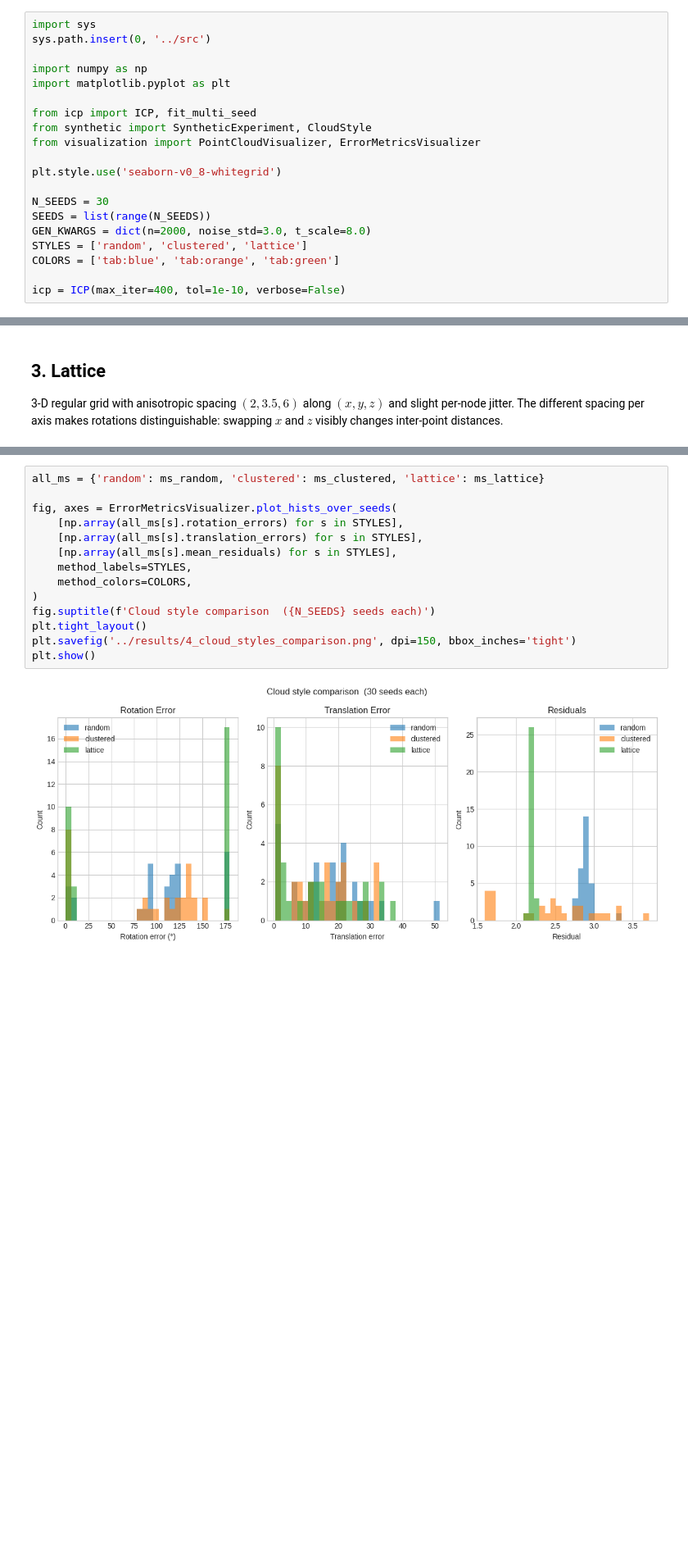
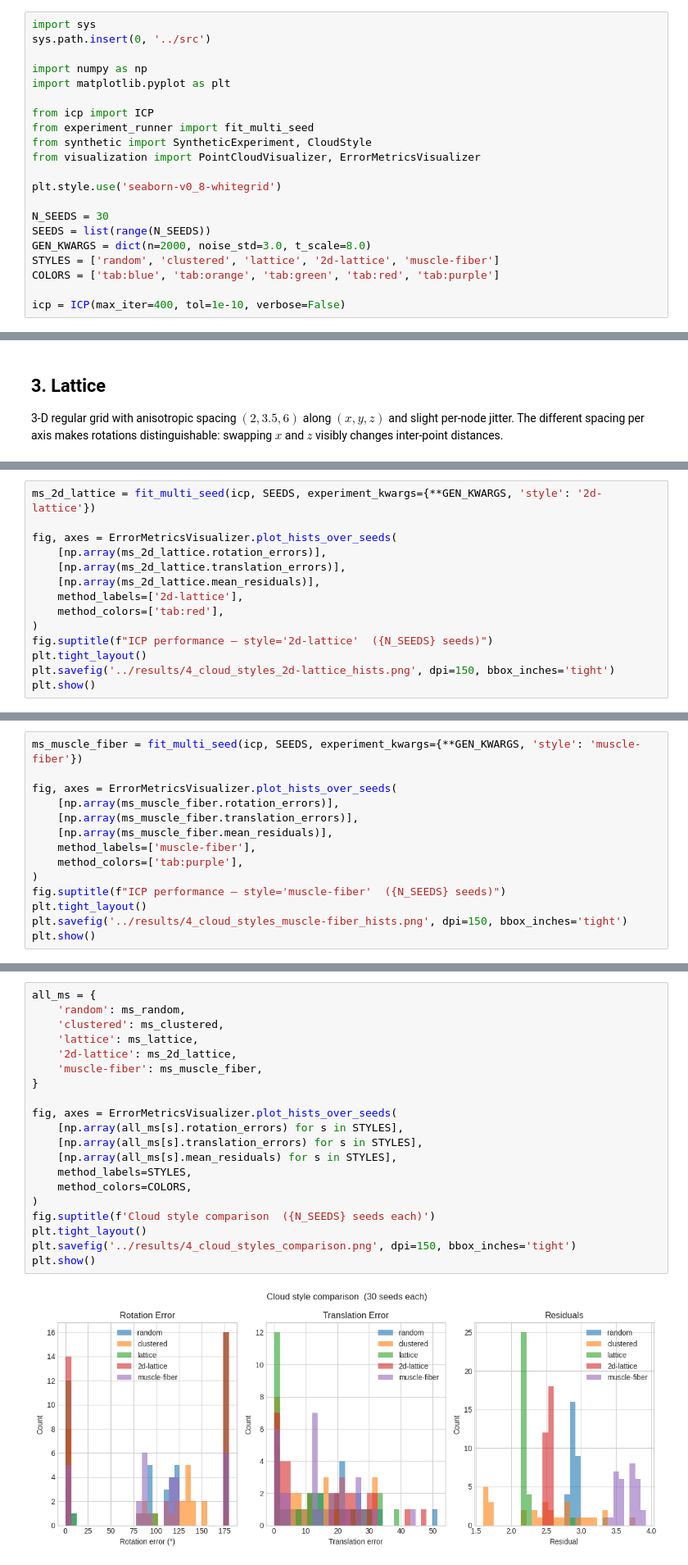
Before and after one commit to AdrianDegenkolb/TransformationRecovery, a Jupyter notebook: notebooks/4_cloud_styles.ipynb, the cells around one changed output, grey strips where cells are left out. Shown at 82% size. Cells and saved outputs as stored; diff of their text form; blank space fills up the shorter version.

```diff
--- a/notebooks/4_cloud_styles.ipynb
+++ b/notebooks/4_cloud_styles.ipynb
@@ -14,7 +16,8 @@ sys.path.insert(0, '../src')
 import numpy as np
 import matplotlib.pyplot as plt
 
-from icp import ICP, fit_multi_seed
+from icp import ICP
+from experiment_runner import fit_multi_seed
 from synthetic import SyntheticExperiment, CloudStyle
 from visualization import PointCloudVisualizer, ErrorMetricsVisualizer
 
@@ -23,8 +26,8 @@ plt.style.use('seaborn-v0_8-whitegrid')
 N_SEEDS = 30
 SEEDS = list(range(N_SEEDS))
 GEN_KWARGS = dict(n=2000, noise_std=3.0, t_scale=8.0)
-STYLES = ['random', 'clustered', 'lattice']
-COLORS = ['tab:blue', 'tab:orange', 'tab:green']
+STYLES = ['random', 'clustered', 'lattice', '2d-lattice', 'muscle-fiber']
+COLORS = ['tab:blue', 'tab:orange', 'tab:green', 'tab:red', 'tab:purple']
 
 icp = ICP(max_iter=400, tol=1e-10, verbose=False)
 # %%
@@ -111,0 +127,14 @@ plt.show()
+# %%
+ms_2d_lattice = fit_multi_seed(icp, SEEDS, experiment_kwargs={**GEN_KWARGS, 'style': '2d-lattice'})
+
+fig, axes = ErrorMetricsVisualizer.plot_hists_over_seeds(
+    [np.array(ms_2d_lattice.rotation_errors)],
+    [np.array(ms_2d_lattice.translation_errors)],
+    [np.array(ms_2d_lattice.mean_residuals)],
+    method_labels=['2d-lattice'],
+    method_colors=['tab:red'],
+)
+fig.suptitle(f"ICP performance — style='2d-lattice'  ({N_SEEDS} seeds)")
+plt.tight_layout()
+plt.savefig('../results/4_cloud_styles_2d-lattice_hists.png', dpi=150, bbox_inches='tight')
+plt.show()
@@ -111,0 +151,14 @@ plt.show()
+# %%
+ms_muscle_fiber = fit_multi_seed(icp, SEEDS, experiment_kwargs={**GEN_KWARGS, 'style': 'muscle-fiber'})
+
+fig, axes = ErrorMetricsVisualizer.plot_hists_over_seeds(
+    [np.array(ms_muscle_fiber.rotation_errors)],
+    [np.array(ms_muscle_fiber.translation_errors)],
+    [np.array(ms_muscle_fiber.mean_residuals)],
+    method_labels=['muscle-fiber'],
+    method_colors=['tab:purple'],
+)
+fig.suptitle(f"ICP performance — style='muscle-fiber'  ({N_SEEDS} seeds)")
+plt.tight_layout()
+plt.savefig('../results/4_cloud_styles_muscle-fiber_hists.png', dpi=150, bbox_inches='tight')
+plt.show()
@@ -116,16 +171,22 @@ All three styles on the same scale.
 # %%
-all_ms = {'random': ms_random, 'clustered': ms_clustered, 'lattice': ms_lattice}
+all_ms = {
+    'random': ms_random,
+    'clustered': ms_clustered,
+    'lattice': ms_lattice,
+    '2d-lattice': ms_2d_lattice,
+    'muscle-fiber': ms_muscle_fiber,
+}
 
 fig, axes = ErrorMetricsVisualizer.plot_hists_over_seeds(
     [np.array(all_ms[s].rotation_errors) for s in STYLES],
     [np.array(all_ms[s].translation_errors) for s in STYLES],
     [np.array(all_ms[s].mean_residuals) for s in STYLES],
     method_labels=STYLES,
     method_colors=COLORS,
 )
 fig.suptitle(f'Cloud style comparison  ({N_SEEDS} seeds each)')
 plt.tight_layout()
 plt.savefig('../results/4_cloud_styles_comparison.png', dpi=150, bbox_inches='tight')
 plt.show()
 # %% [output]
-[figure, old version]
+[figure, new version]
```
Also changed, not shown: parts of 13 cells of this notebook, 12 other files.
